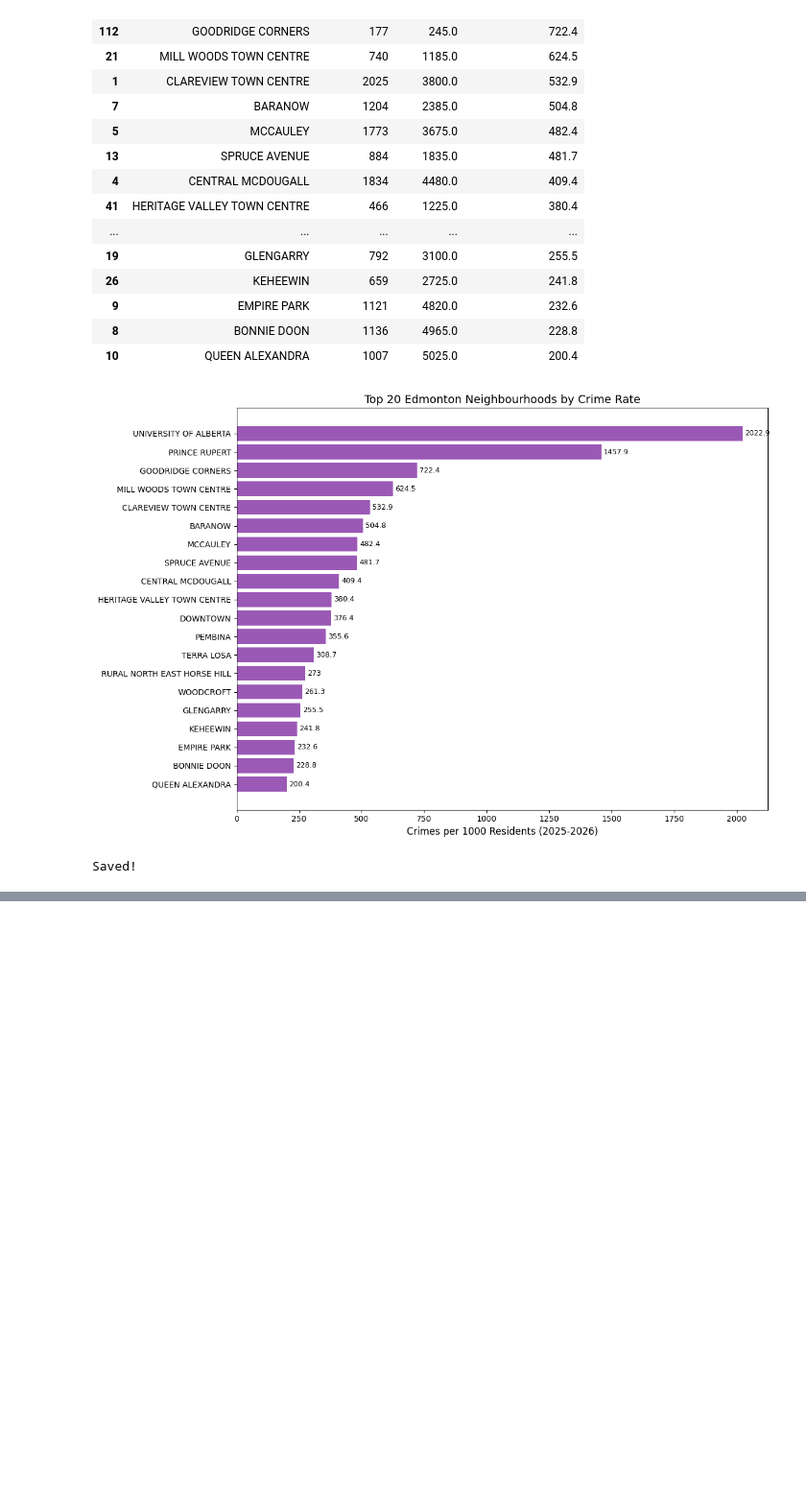
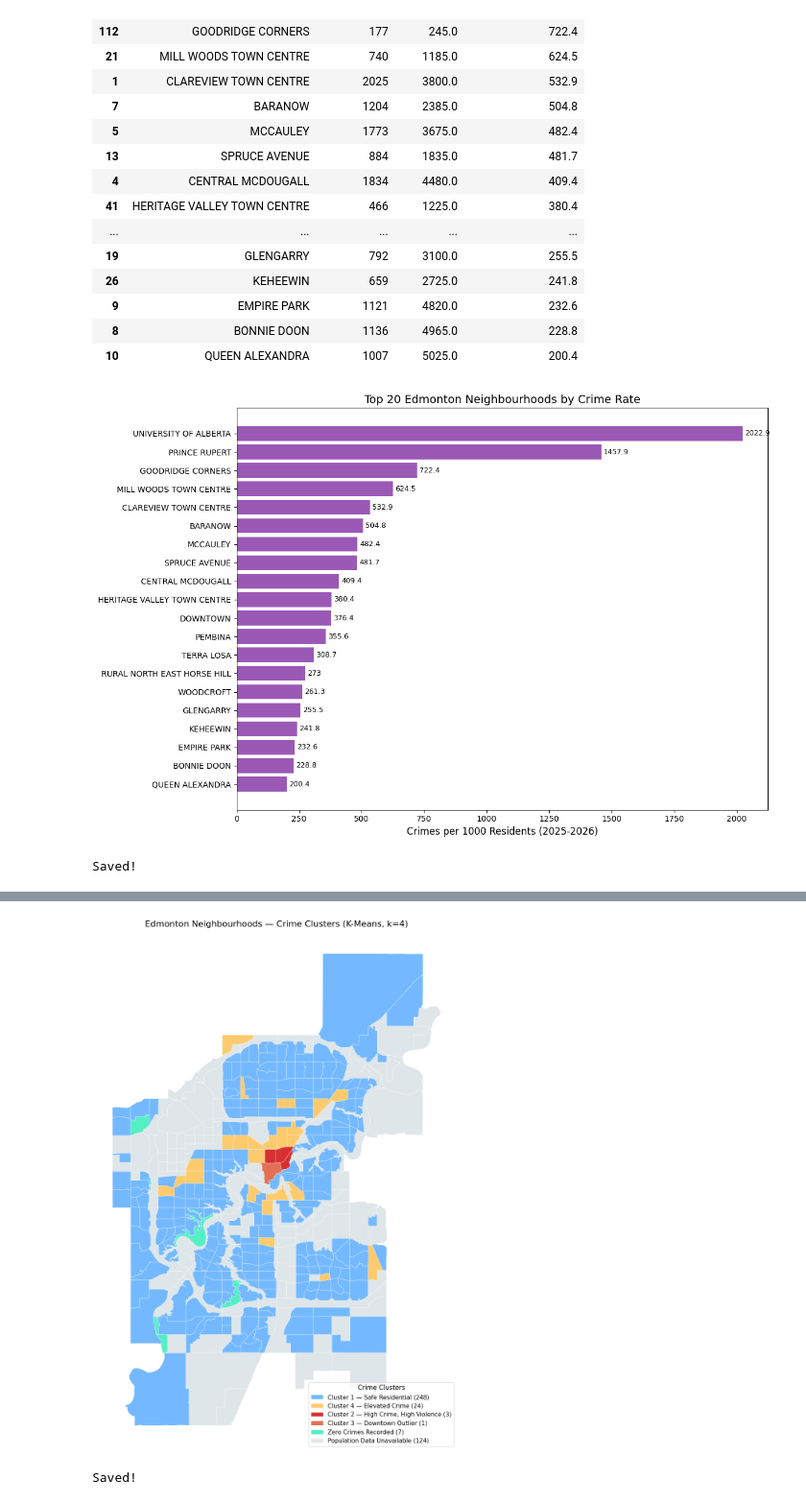
Before and after one commit to dladh/Edmonton-crime-analysis, a Jupyter notebook: notebooks/analysis.ipynb, the cells around one changed output, grey strips where cells are left out. Shown at 96% size. Cells and saved outputs as stored; diff of their text form; code cells hidden in the pictures; blank space fills up the shorter version.

```diff
--- a/notebooks/analysis.ipynb
+++ b/notebooks/analysis.ipynb
@@ -351,0 +472,11 @@ Saved!
+# %%
+# Step 22: Run k-means with k=4
+kmeans = KMeans(n_clusters=4, random_state=42, n_init=10)
+cluster_labels = kmeans.fit_predict(features_scaled)
+
+# Add cluster labels back to our data
+cluster_data['Cluster'] = cluster_labels +1
+
+# See how many neighbourhoods in each cluster
+print("Neighbourhoods per cluster:")
+print(cluster_data['Cluster'].value_counts().sort_index())
@@ -351,0 +508,50 @@ Saved!
+# %%
+# Step 24 updated: Visualize clusters with accurate labels
+cluster_colors = {
+    1: '#74B9FF',  # light blue - safe residential
+    2: '#D63031',  # dark red - high crime high violence
+    3: '#E17055',  # orange red - downtown outlier
+    4: '#FDCB6E',  # amber - elevated crime
+}
+
+nb_clusters = nb_geo.merge(
+    cluster_data[['Neighbourhood Name', 'Cluster']],
+    on='Neighbourhood Name',
+    how='left'
+)
+
+# Separate zero crime neighbourhoods from population unavailable
+zero_crime = set(nb_geo['Neighbourhood Name']) - set(crime_counts['Neighbourhood Name'])
+
+def assign_color(row):
+    if row['Cluster'] in cluster_colors:
+        return cluster_colors[row['Cluster']]
+    elif row['Neighbourhood Name'] in zero_crime:
+        return '#55EFC4'  # mint green - zero crime
+    else:
+        return '#DFE6E9'  # light grey - population unavailable
+
+nb_clusters['color'] = nb_clusters.apply(assign_color, axis=1)
+
+fig, ax = plt.subplots(1, 1, figsize=(16, 14))
+nb_clusters.plot(ax=ax, color=nb_clusters['color'], edgecolor='white', linewidth=0.4)
+
+from matplotlib.patches import Patch
+legend_elements = [
+    Patch(facecolor='#74B9FF', label='Cluster 1 — Safe Residential (248)'),
+    Patch(facecolor='#FDCB6E', label='Cluster 4 — Elevated Crime (24)'),
+    Patch(facecolor='#D63031', label='Cluster 2 — High Crime, High Violence (3)'),
+    Patch(facecolor='#E17055', label='Cluster 3 — Downtown Outlier (1)'),
+    Patch(facecolor='#55EFC4', label='Zero Crimes Recorded (7)'),
+    Patch(facecolor='#DFE6E9', label='Population Data Unavailable (124)'),
+]
+ax.legend(handles=legend_elements, loc='lower right', fontsize=11, title='Crime Clusters', title_fontsize=12)
+ax.set_title("Edmonton Neighbourhoods — Crime Clusters (K-Means, k=4)", fontsize=16)
+ax.axis('off')
+plt.tight_layout()
+plt.savefig('../results/crime_clusters_map.png', dpi=150, bbox_inches='tight')
+plt.show()
+print("Saved!")
+# %% [output]
+[figure, added]
+Saved!
```
Also changed, not shown: parts of 12 cells of this notebook, 3 other files.
